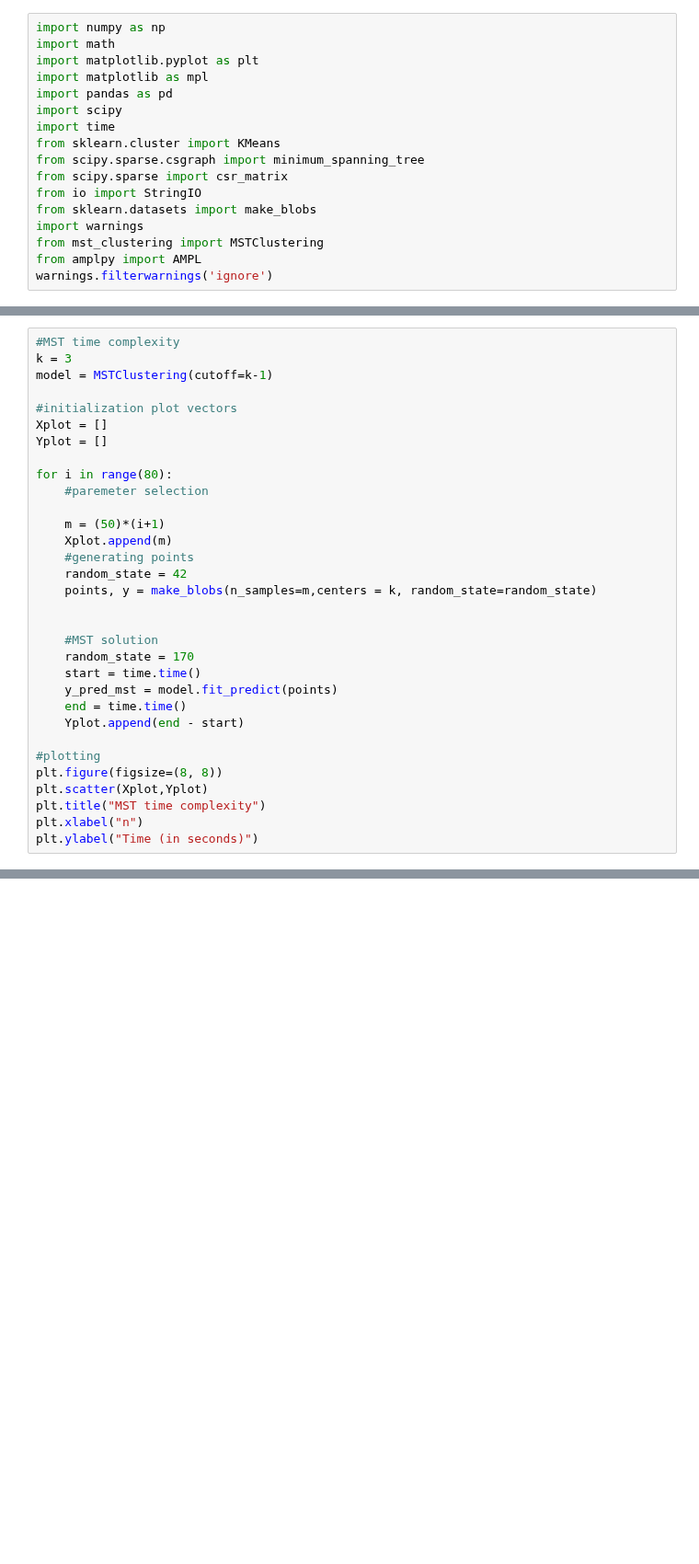
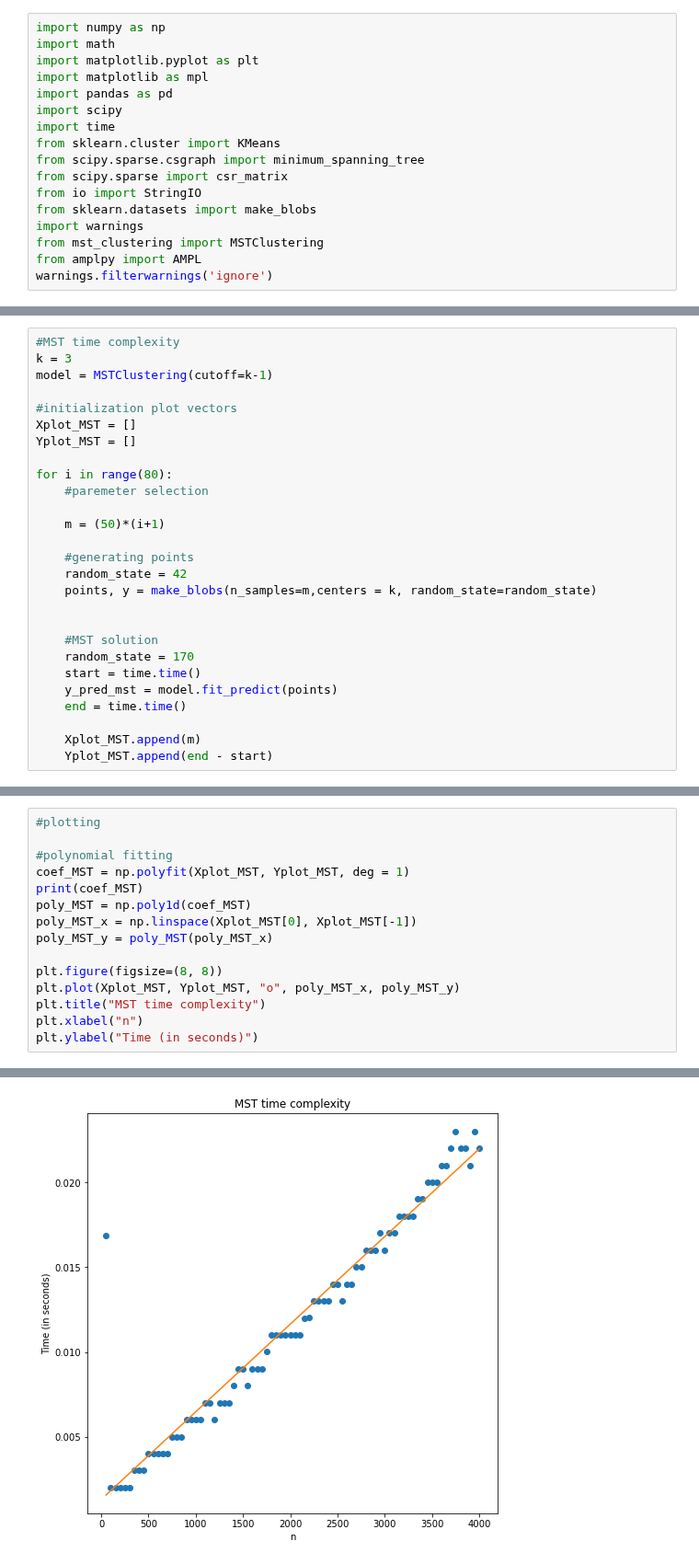
Before and after one commit to PolGonzalez/Kclusters, a Jupyter notebook: Time complexity.ipynb, the cells around one changed output, grey strips where cells are left out. Shown at 92% size. Drawn from its saved outputs; the diff is of its cells as text; blank space fills up the shorter version.

```diff
--- a/Time complexity.ipynb
+++ b/Time complexity.ipynb
@@ -128,14 +150,14 @@ k = 3
 model = MSTClustering(cutoff=k-1)
 
 #initialization plot vectors
-Xplot = []
-Yplot = []
+Xplot_MST = []
+Yplot_MST = []
 
 for i in range(80):
     #paremeter selection
 
     m = (50)*(i+1)
-    Xplot.append(m)
+
     #generating points
     random_state = 42
     points, y = make_blobs(n_samples=m,centers = k, random_state=random_state)
@@ -146,11 +168,6 @@ for i in range(80):
     start = time.time()
     y_pred_mst = model.fit_predict(points)
     end = time.time()
-    Yplot.append(end - start)
 
-#plotting
-plt.figure(figsize=(8, 8))
-plt.scatter(Xplot,Yplot)
-plt.title("MST time complexity")
-plt.xlabel("n")
-plt.ylabel("Time (in seconds)")
+    Xplot_MST.append(m)
+    Yplot_MST.append(end - start)
@@ -159,0 +174,16 @@ Text(0, 0.5, 'Time (in seconds)')
+# %%
+#plotting
+
+#polynomial fitting
+coef_MST = np.polyfit(Xplot_MST, Yplot_MST, deg = 1)
+print(coef_MST)
+poly_MST = np.poly1d(coef_MST)
+poly_MST_x = np.linspace(Xplot_MST[0], Xplot_MST[-1])
+poly_MST_y = poly_MST(poly_MST_x)
+
+plt.figure(figsize=(8, 8))
+plt.plot(Xplot_MST, Yplot_MST, "o", poly_MST_x, poly_MST_y)
+plt.title("MST time complexity")
+plt.xlabel("n")
+plt.ylabel("Time (in seconds)")
+# %% [output]
@@ -159,0 +192 @@ Text(0, 0.5, 'Time (in seconds)')
+[figure, added]
```
Also changed, not shown: parts of 6 cells of this notebook, 1 other file.
